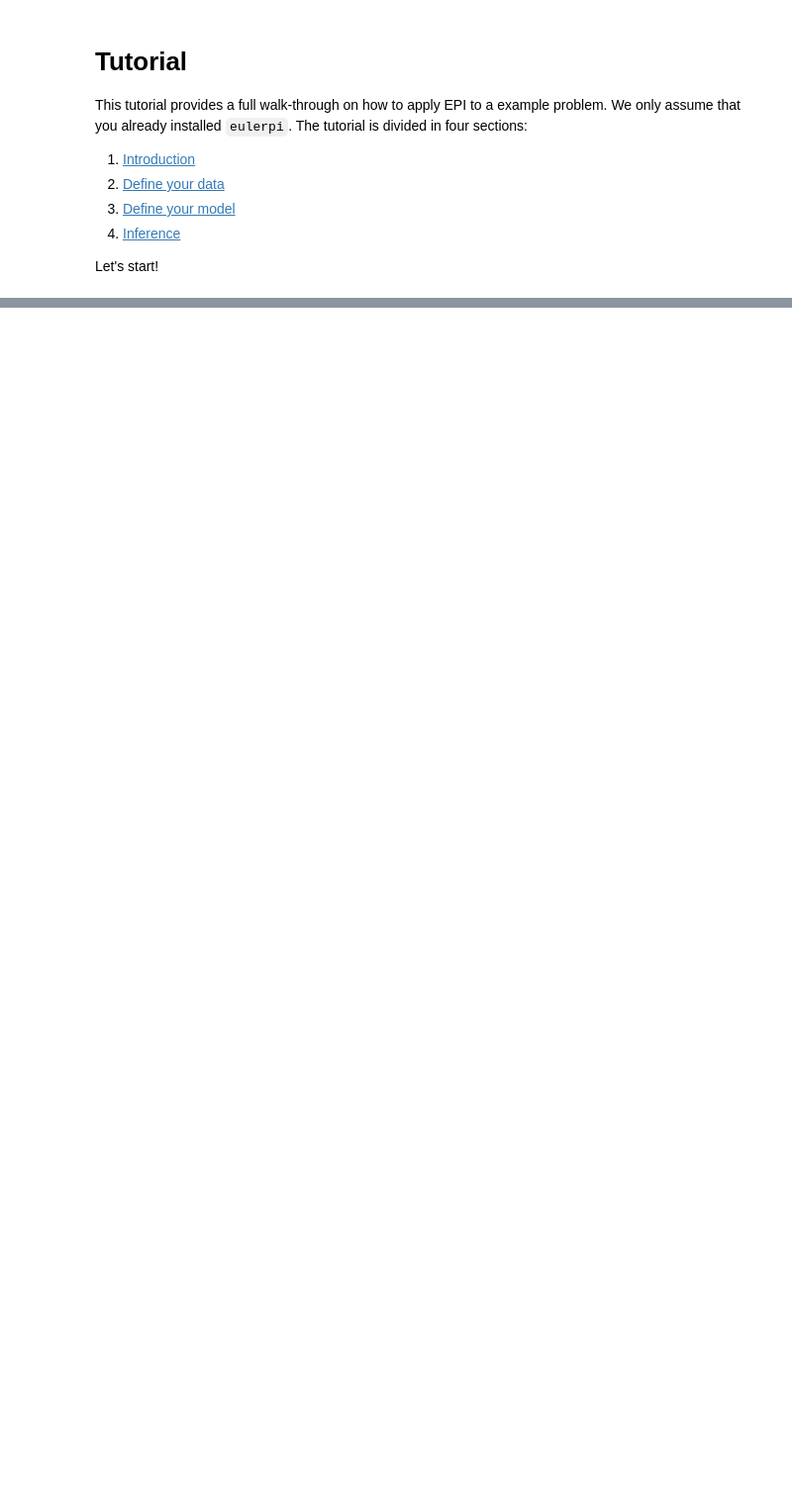
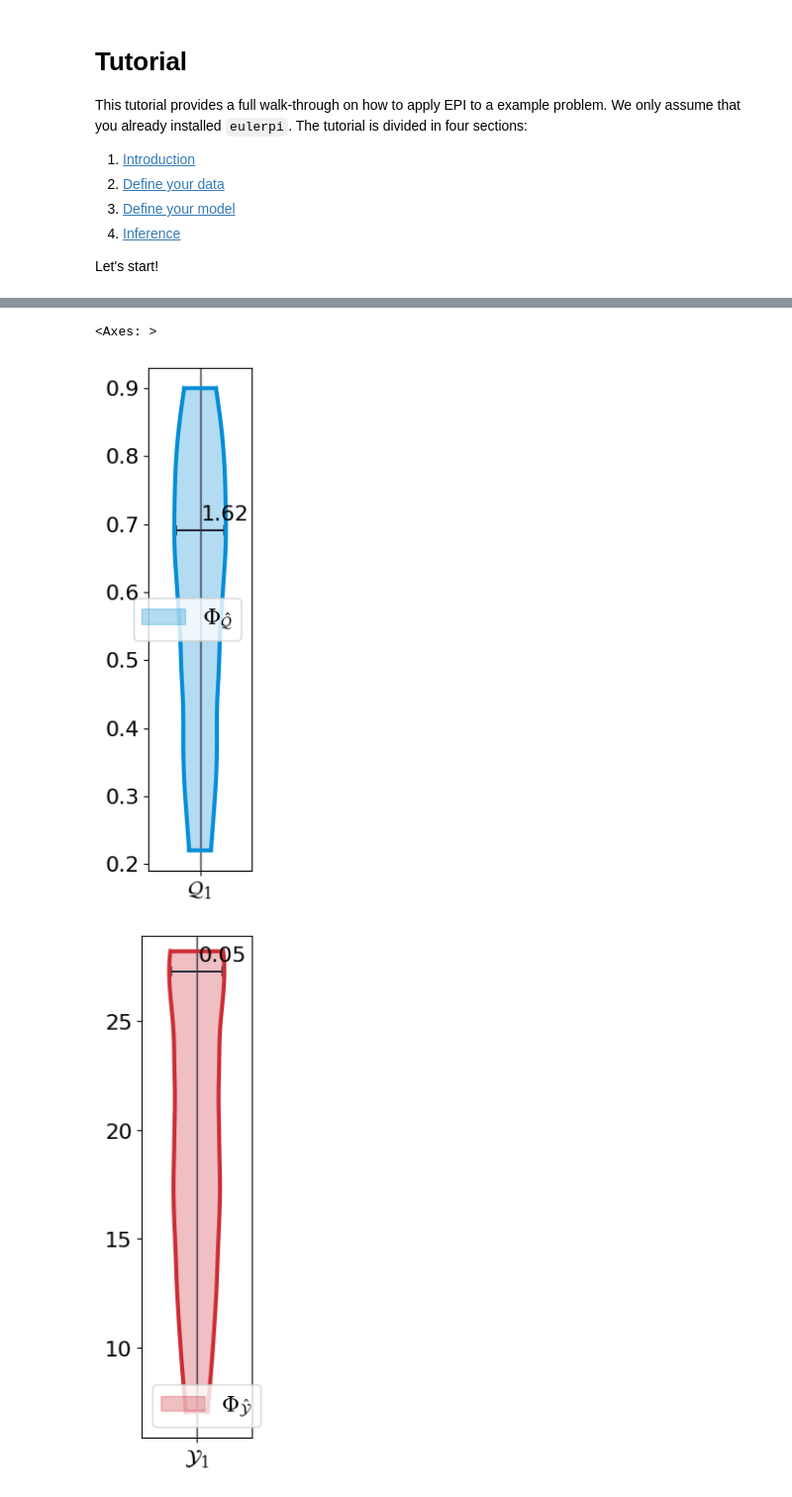
Before and after one commit to Systems-Theory-in-Systems-Biology/EPI, a Jupyter notebook: docs/source/tutorial_material/tutorial.ipynb, the cells around one changed output, grey strips where cells are left out. Shown: that part at 99% size. Saved outputs shown, nothing was run; the diff lists cells and outputs as text; code cells hidden in the pictures; blank space fills up the shorter version.

```diff
--- a/docs/source/tutorial_material/tutorial.ipynb
+++ b/docs/source/tutorial_material/tutorial.ipynb
@@ -135,0 +157,11 @@ Depending on the complexity of your model the sampling can take a long time. Due
+# %%
+from eulerpi.core.plotting import sample_violin_plot
+
+# plot the inferred parameter distribution
+sample_violin_plot(model)
+# plot the inferred data distribution
+sample_violin_plot(model, what_to_plot="data")
+# %% [output]
+<Axes: >
+[figure, added]
+[figure, added]
```
Also changed, not shown: parts of 22 cells of this notebook.
